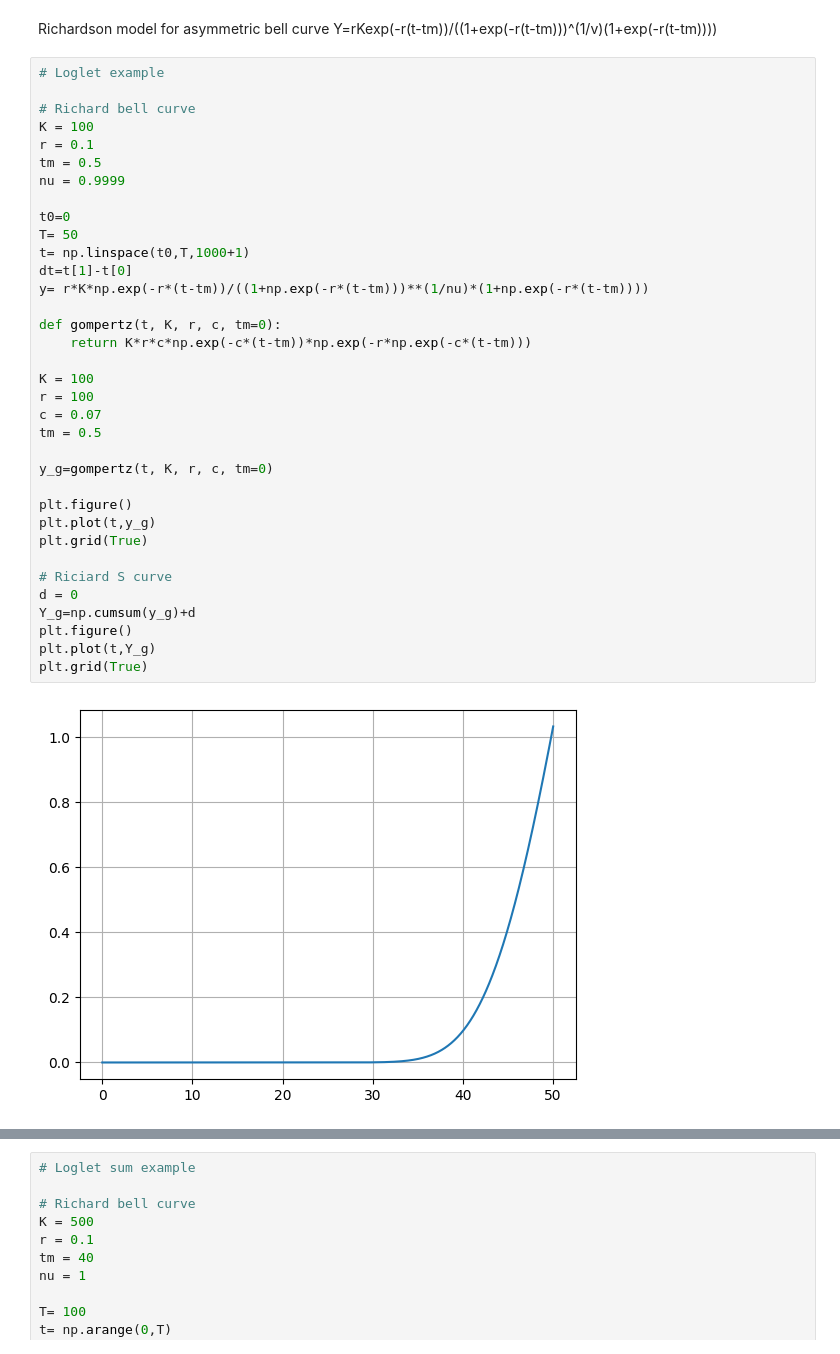
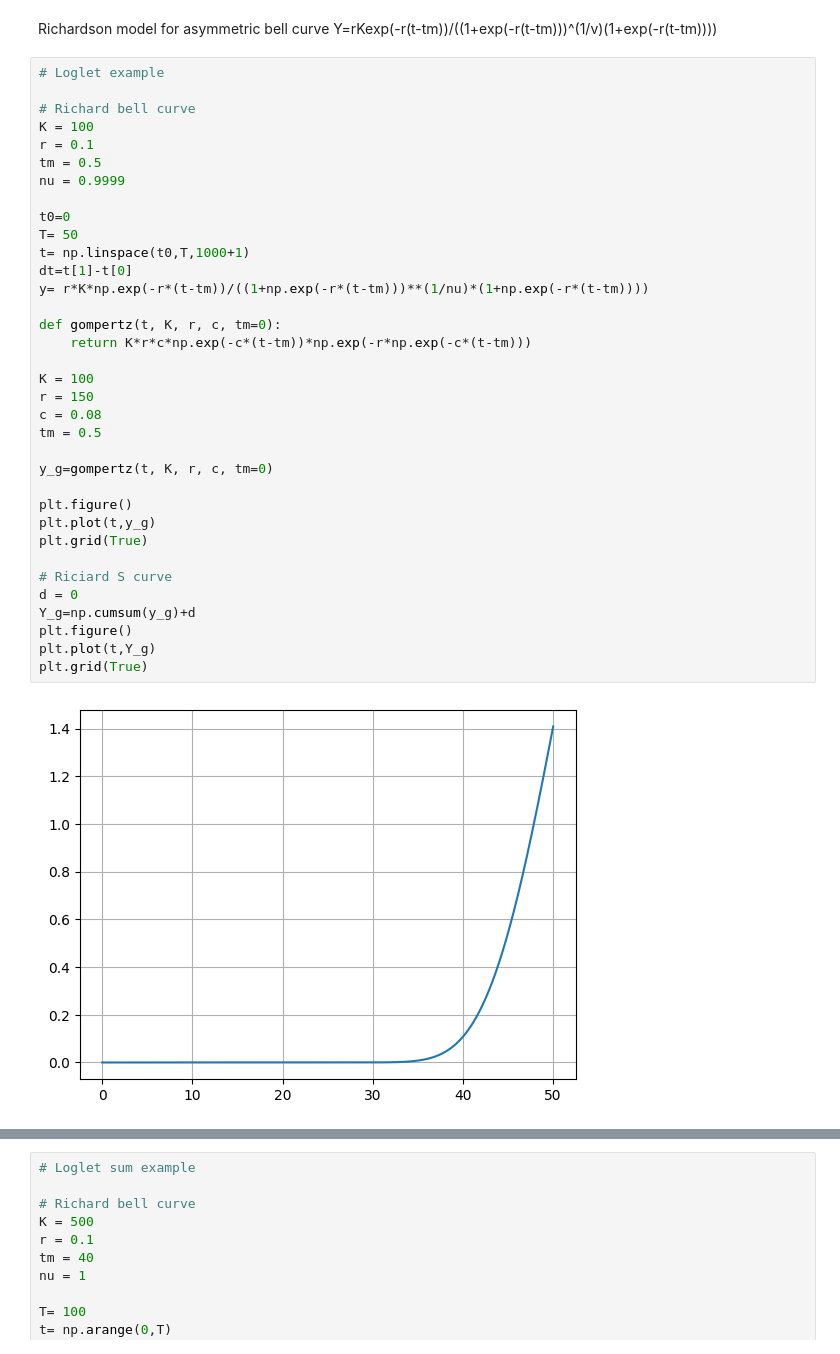
Before and after one commit to Adrianominora/Wave, a Jupyter notebook: script/Loglet.ipynb, the cells around one changed output, grey strips where cells are left out. Cells and saved outputs as stored; diff of their text form.

```diff
--- a/script/Loglet.ipynb
+++ b/script/Loglet.ipynb
@@ -13,33 +13,33 @@ Y=rKexp(-r(t-tm))/((1+exp(-r(t-tm)))^(1/v)(1+exp(-r(t-tm))))
 K = 100
 r = 0.1
 tm = 0.5
 nu = 0.9999
 
 t0=0
 T= 50
 t= np.linspace(t0,T,1000+1)
 dt=t[1]-t[0]
 y= r*K*np.exp(-r*(t-tm))/((1+np.exp(-r*(t-tm)))**(1/nu)*(1+np.exp(-r*(t-tm))))
 
 def gompertz(t, K, r, c, tm=0):
     return K*r*c*np.exp(-c*(t-tm))*np.exp(-r*np.exp(-c*(t-tm)))
 
 K = 100
-r = 100
-c = 0.07
+r = 150
+c = 0.08
 tm = 0.5
 
 y_g=gompertz(t, K, r, c, tm=0)
 
 plt.figure()
 plt.plot(t,y_g)
 plt.grid(True)
 
 # Riciard S curve
 d = 0
 Y_g=np.cumsum(y_g)+d
 plt.figure()
 plt.plot(t,Y_g)
 plt.grid(True)
 # %% [output]
-[figure, old version]
+[figure, new version]
```
Also changed, not shown: parts of 3 cells of this notebook, 3 other files.
